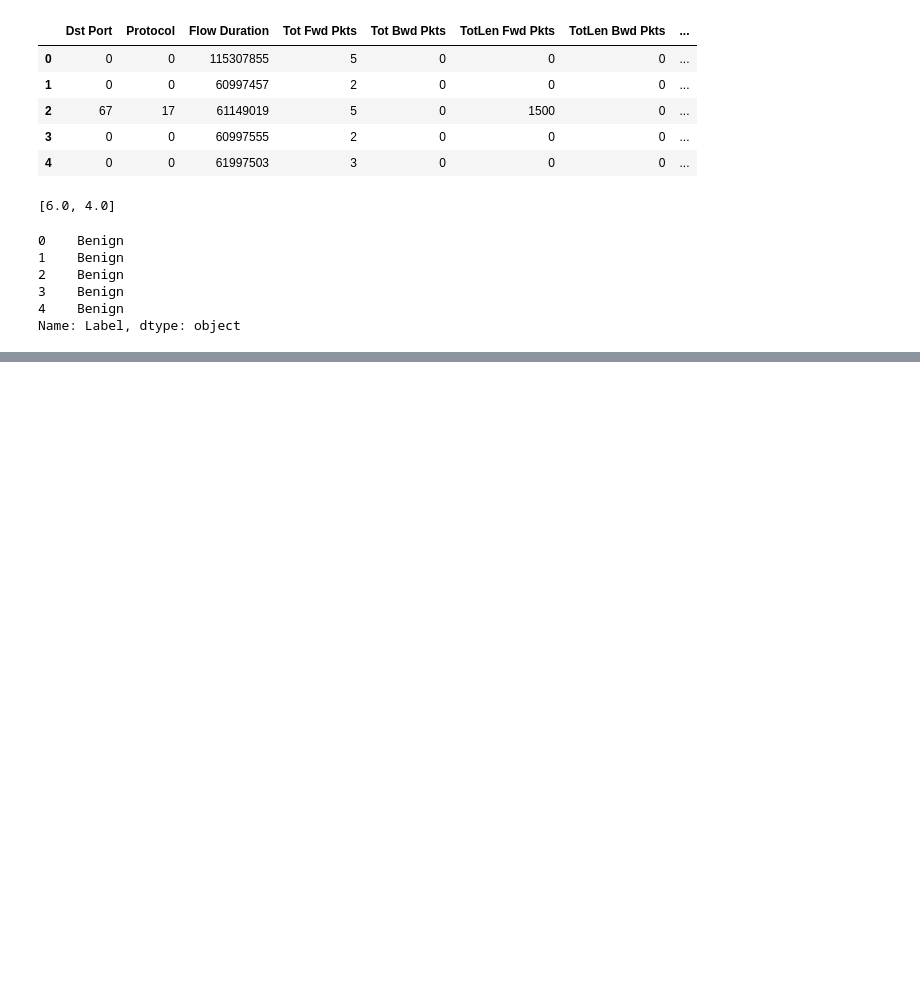
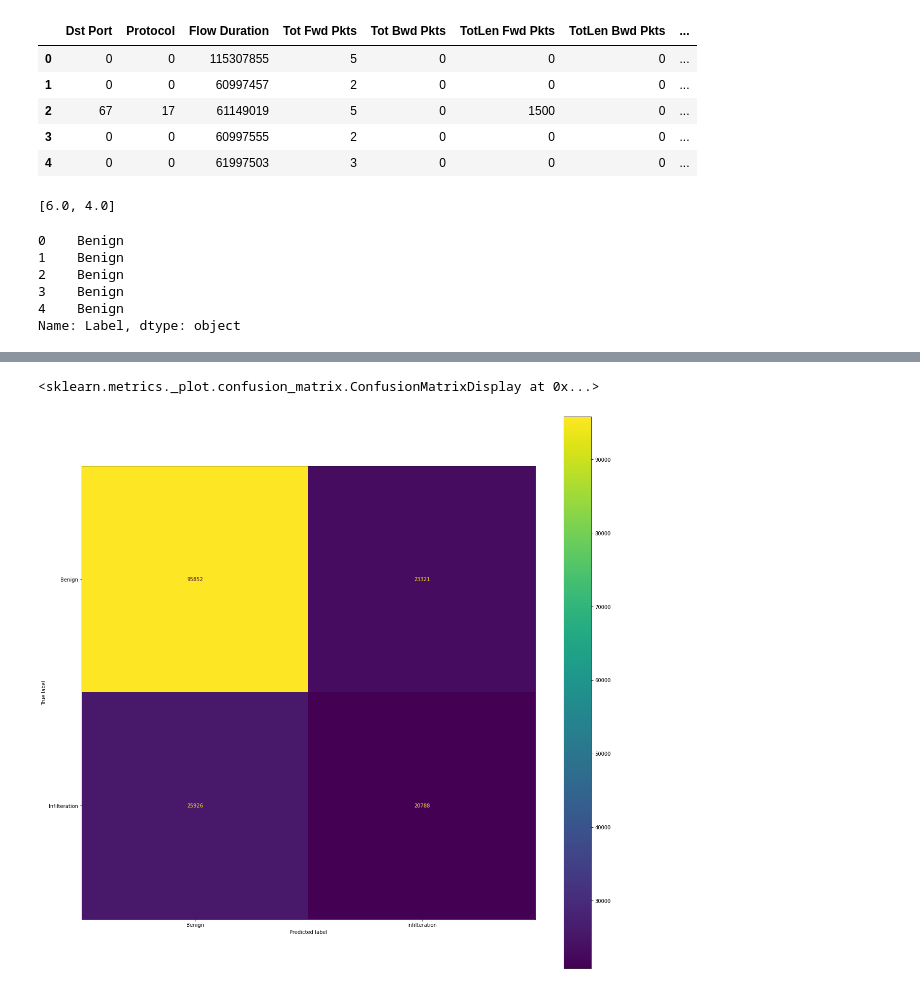
Before and after one commit to CGrosh/DATA_605_Project, a Jupyter notebook: IdsAnomalyDetection_mdehn.ipynb, the cells around one changed output, grey strips where cells are left out. Cells and saved outputs as stored; diff of their text form; code cells hidden in the pictures; blank space fills up the shorter version.

Commit message:
naive decision tree implementation complete, includes conf matrix

```diff
--- a/IdsAnomalyDetection_mdehn.ipynb
+++ b/IdsAnomalyDetection_mdehn.ipynb
@@ -98,10 +72,11 @@ len(labels)
 # %%
-# TODO: Figure out if we want to use a subset of available features. For now, use them all.
-#features = ["Current Assets","Liabilities","Current Liabilities","Shareholders equity","Non-controlling interest","Preferred equity","Goodwill & intangibles"]
+# Decide which features we want to include in our analysis
 
-possible_features = 'Dst Port	Protocol	Timestamp	Flow Duration	Tot Fwd Pkts	Tot Bwd Pkts	TotLen Fwd Pkts	TotLen Bwd Pkts	Fwd Pkt Len Max	Fwd Pkt Len Min	Fwd Pkt Len Mean	Fwd Pkt Len Std	Bwd Pkt Len Max	Bwd Pkt Len Min	Bwd Pkt Len Mean	Bwd Pkt Len Std	Flow Byts/s	Flow Pkts/s	Flow IAT Mean	Flow IAT Std	Flow IAT Max	Flow IAT Min	Fwd IAT Tot	Fwd IAT Mean	Fwd IAT Std	Fwd IAT Max	Fwd IAT Min	Bwd IAT Tot	Bwd IAT Mean	Bwd IAT Std	Bwd IAT Max	Bwd IAT Min	Fwd PSH Flags	Bwd PSH Flags	Fwd URG Flags	Bwd URG Flags	Fwd Header Len	Bwd Header Len	Fwd Pkts/s	Bwd Pkts/s	Pkt Len Min	Pkt Len Max	Pkt Len Mean	Pkt Len Std	Pkt Len Var	FIN Flag Cnt	SYN Flag Cnt	RST Flag Cnt	PSH Flag Cnt	ACK Flag Cnt	URG Flag Cnt	CWE Flag Count	ECE Flag Cnt	Down/Up Ratio	Pkt Size Avg	Fwd Seg Size Avg	Bwd Seg Size Avg	Fwd Byts/b Avg	Fwd Pkts/b Avg	Fwd Blk Rate Avg	Bwd Byts/b Avg	Bwd Pkts/b Avg	Bwd Blk Rate Avg	Subflow Fwd Pkts	Subflow Fwd Byts	Subflow Bwd Pkts	Subflow Bwd Byts	Init Fwd Win Byts	Init Bwd Win Byts	Fwd Act Data Pkts	Fwd Seg Size Min	Active Mean	Active Std	Active Max	Active Min	Idle Mean	Idle Std	Idle Max	Idle Min'
+possible_features = 'Dst Port	Protocol	Timestamp	Flow Duration	Tot Fwd Pkts	Tot Bwd Pkts	TotLen Fwd Pkts	TotLen Bwd Pkts	Fwd Pkt Len Max	Fwd Pkt Len Min	Fwd Pkt Len Mean	Fwd Pkt Len Std	Bwd Pkt Len Max	Bwd Pkt Len Min	Bwd Pkt Len Mean	Bwd Pkt Len Std	Flow Byts/s	Flow Pkts/s	Flow IAT Mean	Flow IAT Std	Flow IAT Max	Flow IAT Min	Fwd IAT Tot	Fwd IAT Mean	Fwd IAT Std	Fwd IAT Max	Fwd IAT Min	Bwd IAT Tot	Bwd IAT Mean	Bwd IAT Std	Bwd IAT Max	Bwd IAT Min	Fwd PSH Flags	Bwd PSH Flags	Fwd URG Flags	Bwd URG Flags	Fwd Header Len	Bwd Header Len	Fwd Pkts/s	Bwd Pkts/s	Pkt Len Min	Pkt Len Max	Pkt Len Mean	Pkt Len Std	Pkt Len Var	FIN Flag Cnt	SYN Flag Cnt	RST Flag Cnt	PSH Flag Cnt	ACK Flag Cnt	URG Flag Cnt	CWE Flag Count	ECE Flag Cnt	Down/Up Ratio	Pkt Size Avg	Fwd Seg Size Avg	Bwd Seg Size Avg	Fwd Byts/b Avg	Fwd Pkts/b Avg	Fwd Blk Rate Avg	Bwd Byts/b Avg	Bwd Pkts/b Avg	Bwd Blk Rate Avg	Subflow Fwd Pkts	Subflow Fwd Byts	Subflow Bwd Pkts	Subflow Bwd Byts	Init Fwd Win Byts	Init Bwd Win Byts	Fwd Act Data Pkts	Fwd Seg Size Min	Active Mean	Active Std	Active Max	Active Min	Idle Mean	Idle Std	Idle Max	Idle Min'.split('\t')
 
-features = [f for f in possible_features.split('\t') if f not in ('Timestamp', 'Flow Byts/s', 'Flow Pkts/s')]
+exclude_features = ('Timestamp', 'Flow Byts/s', 'Flow Pkts/s')
+
+features = [f for f in possible_features if f not in exclude_features]
 # %%
 #get dataframe of just features
 X = data.loc[:, features]
@@ -280,26 +117,0 @@ DecisionTreeClassifier(random_state=0)
-# %%
-%%time
-def doTrainTestSplitDask(X,Y):
-    #breakpoint()
-    #look at dask dataframes
-    display(X.head())
-    display(Y.head())
-
-    #get splits
-    X_train, X_test, y_train, y_test = ts(X,Y,test_size=.5)
-    display(X_train.compute())
-    display(y_train.compute())
-
-    #do some inspection
-    print("X_test")
-    display(X_test.compute())
-    display(y_test.compute())
-
-    #fit and predict
-    print(clf.fit(X_train,y_train))
-    print(clf.predict(X_test))
-
-    return clf
-
-
-doTrainTestSplitDask(X,Y)
@@ -375,3 +118,14 @@ DecisionTreeClassifier(random_state=0)
+# %%
+X_train, X_test, y_train, y_test = train_test_split(X,Y,test_size=0.5)
+# %%
+from sklearn.metrics import plot_confusion_matrix
+
+#fit and predict
+clf.fit(X_train, y_train)
+plot_confusion_matrix(clf, X_test, y_test)
+# %% [output]
+<sklearn.metrics._plot.confusion_matrix.ConfusionMatrixDisplay at 0x...>
+[figure, added]
 # %%
 
 def doKFolds(X,Y):
```
Also changed, not shown: parts of 19 cells of this notebook.
